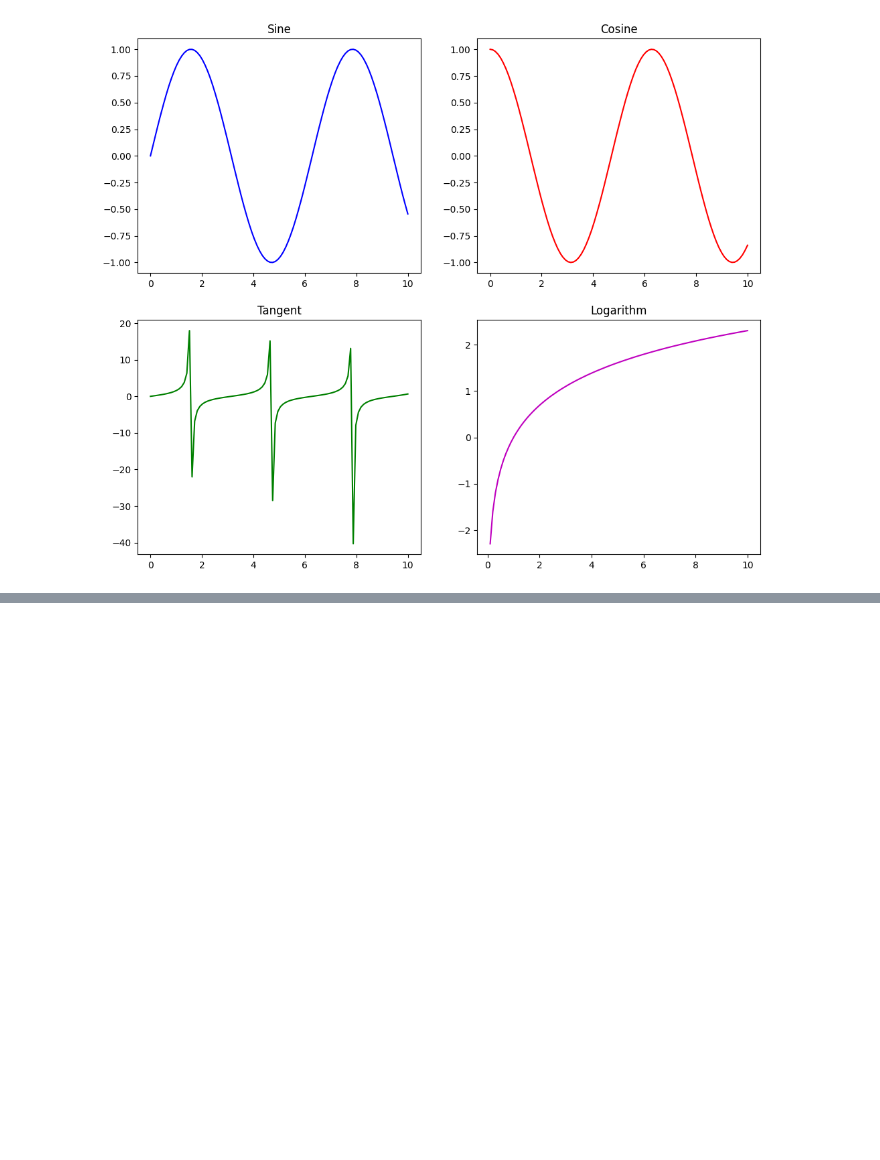
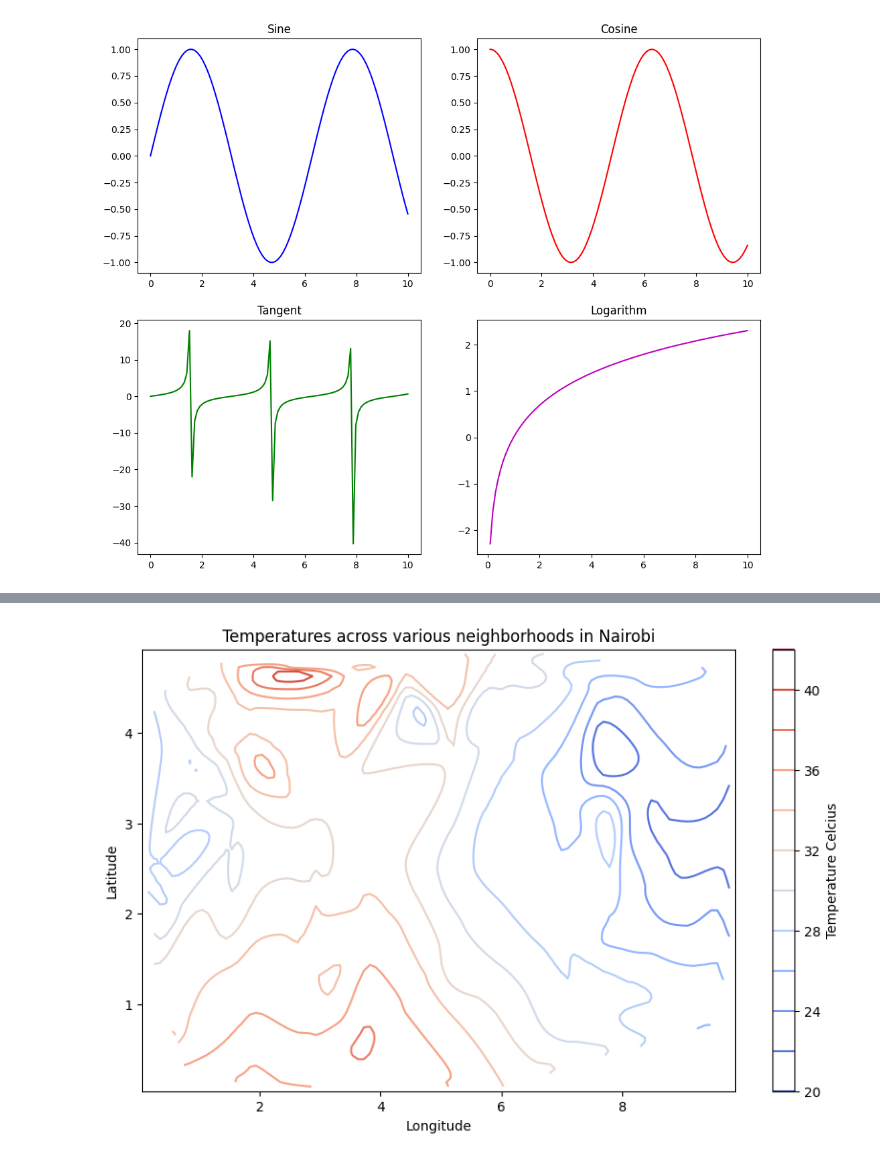
Before and after one commit to WamzMwangi/25b_PyData_Class, a Jupyter notebook: python_viz.ipynb, the cells around one changed output, grey strips where cells are left out. Saved outputs shown, nothing was run; the diff lists cells and outputs as text; code cells hidden in the pictures; blank space fills up the shorter version.

Commit message:
Visualization complete lesson plan

```diff
--- a/python_viz.ipynb
+++ b/python_viz.ipynb
@@ -157,0 +178,3 @@ plt.show()
+# %%
+nai_temp=pd.read_csv(r'C:\Users\Pula Advisors\Desktop\25b_PyData_Class\datasets\Artificial_Temperature_Dataset.csv')
+nai_temp.head()
@@ -157,0 +196,24 @@ plt.show()
+# %%
+from scipy.interpolate import griddata
+#plt.contour()
+X=nai_temp['Longitude'].values
+Y=nai_temp['Latitude'].values
+Z=nai_temp['Temperature'].values
+
+#create a grid for interpolation
+xi = np.linspace(min(X), max(X), 100)
+yi = np.linspace(min(Y), max(Y), 100)
+Xi, Yi = np.meshgrid(xi, yi)
+Zi = griddata((X, Y), Z, (Xi, Yi), method='cubic')
+#create the contour plot
+plt.figure(figsize=(10,6))
+contour=plt.contour(Xi,Yi,Zi, levels=10,cmap='coolwarm')
+
+
+plt.title('Temperatures across various neighborhoods in Nairobi')
+plt.ylabel('Latitude')
+plt.xlabel('Longitude')
+
+plt.show()
+# %% [output]
+[figure, added]
```
Also changed, not shown: parts of 29 cells of this notebook, 2 other files.
